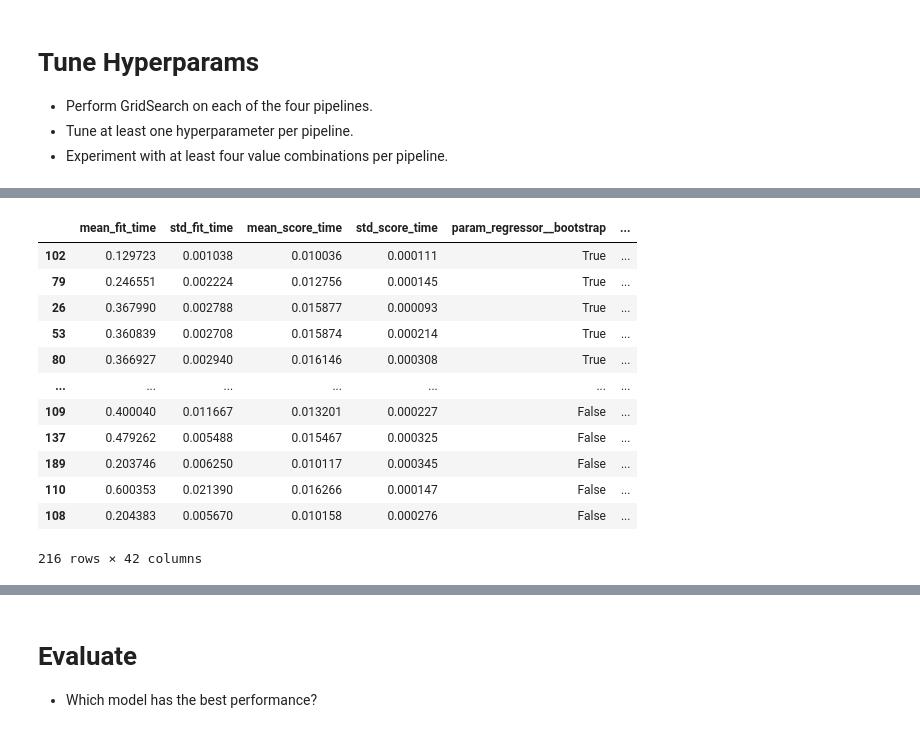
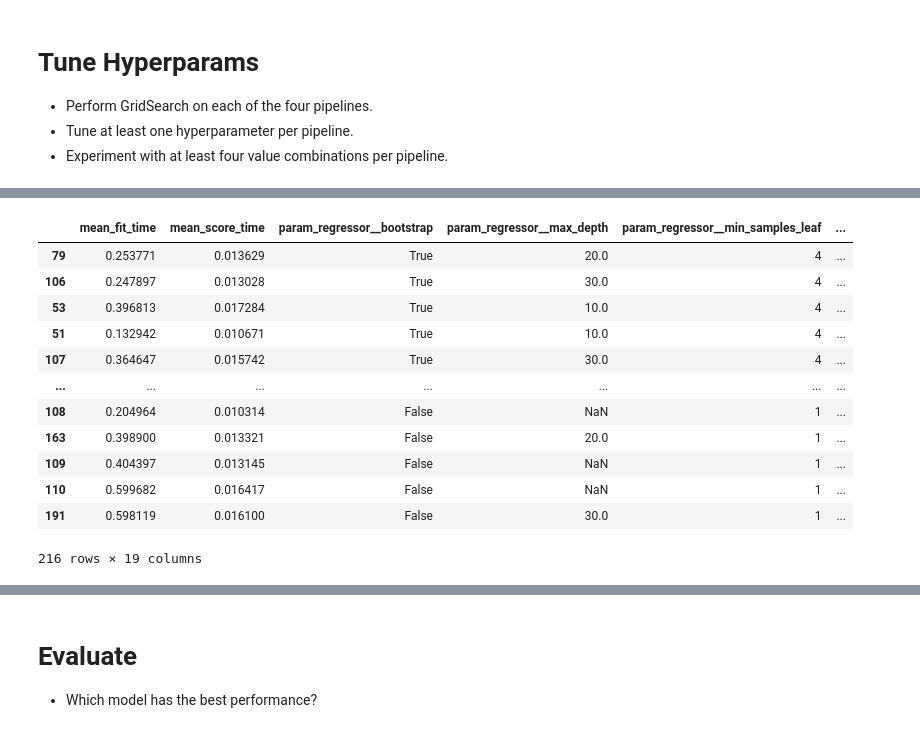
Before and after one commit to renrihui8415/scaling_to_production, a Jupyter notebook: 02_activities/assignments/assignment_3.ipynb, the cells around one changed output, grey strips where cells are left out. Saved outputs shown, nothing was run; the diff lists cells and outputs as text; code cells hidden in the pictures.

```diff
--- a/02_activities/assignments/assignment_3.ipynb
+++ b/02_activities/assignments/assignment_3.ipynb
@@ -211,7 +211,7 @@ Create preproc1 below.
 # preproc2
 from sklearn.preprocessing import MinMaxScaler
 nonlinear_transformer = MinMaxScaler()
-categorical_transformer = OneHotEncoder(handle_unknown='ignore', )
+categorical_transformer = OneHotEncoder(handle_unknown='ignore', drop='first')
 # Create preprocessor with non-linear transformation on numeric variables
 preproc2 = ColumnTransformer(
     transformers=[
@@ -386,7 +396,7 @@ res_A.sort_values('rank_test_neg_mean_squared_error')
 if len(X_train) > 1000:
     start, stop, step = 10, 51, 10  # Start from 10, go up to 50 (inclusive), with a step of 10
 else:
-    start, stop, step = 3, 10, 2 # Start from 3, go up to 9 (inclusive), with a step of 2
+    start, stop, step = 3, 12, 2 # Start from 3, go up to 12 (inclusive), with a step of 2
 # Generate the continuous k_range
 k_range = list(range(start, stop, step))
 # k_range = [3, 5, 7, 9]
@@ -419,6 +429,13 @@ grid_search_B.fit(X_train, y_train)
 # 4. Display the results
 res_B = grid_search_B.cv_results_
 res_B = pd.DataFrame(res_B)
-res_B.columns
-res_B.sort_values('rank_test_neg_mean_squared_error')
+res_B[['mean_fit_time', 'std_fit_time',
+       'param_regressor__n_neighbors', 'param_regressor__weights',
+       'mean_test_neg_mean_squared_error', 'std_test_neg_mean_squared_error',
+       'rank_test_neg_mean_squared_error',
+       'mean_test_neg_mean_absolute_error', 'std_test_neg_mean_absolute_error',
+       'rank_test_neg_mean_absolute_error',
+       'mean_test_explained_variance', 'std_test_explained_variance',
+       'rank_test_explained_variance', 'mean_test_r2',
+       'std_test_r2',]].sort_values('rank_test_neg_mean_squared_error')
 # %% [output]
@@ -440,47 +457,57 @@ res_B.sort_values('rank_test_neg_mean_squared_error')
 param_grid_C = {
     'regressor__n_estimators': [50, 100, 150],  # Number of trees in the forest
     'regressor__max_depth': [None, 10, 20, 30],  # Maximum depth of the trees
     'regressor__min_samples_split': [2, 5, 10],  # Minimum samples required to split an internal node
     'regressor__min_samples_leaf': [1, 2, 4],  # Minimum number of samples required to be at a leaf node
     'regressor__bootstrap': [True, False],  # Whether bootstrap samples are used when building trees
 }
 
 # Define the scoring metrics for regression
 scoring = [
     'neg_mean_squared_error',
     'neg_mean_absolute_error',
     'explained_variance',
     'r2'
 ]
 
 # Perform GridSearch
 grid_search_C = GridSearchCV(
     pipeline_C,
     param_grid_C,
     cv=5,
     scoring=scoring,
     refit='neg_mean_squared_error'  # Refit based on neg_mean_squared_error for best model selection
 )
 grid_search_C.fit(X_train, y_train)
 
 # Display the results
 res_C = grid_search_C.cv_results_
 res_C = pd.DataFrame(res_C)
-res_C.sort_values('rank_test_neg_mean_squared_error')
+res_C[['mean_fit_time', 'mean_score_time',
+       'param_regressor__bootstrap', 'param_regressor__max_depth',
+       'param_regressor__min_samples_leaf',
+       'param_regressor__min_samples_split', 'param_regressor__n_estimators',
+       'mean_test_neg_mean_squared_error', 'std_test_neg_mean_squared_error',
+       'rank_test_neg_mean_squared_error',
+       'mean_test_neg_mean_absolute_error', 'std_test_neg_mean_absolute_error',
+       'rank_test_neg_mean_absolute_error',
+       'mean_test_explained_variance', 'std_test_explained_variance',
+       'rank_test_explained_variance', 'mean_test_r2',
+       'std_test_r2', 'rank_test_r2']].sort_values('rank_test_neg_mean_squared_error')
 # %% [output]
-|  | mean_fit_time | std_fit_time | mean_score_time | std_score_time | param_regressor__bootstrap | ... |
-| 102 | 0.129723 | 0.001038 | 0.010036 | 0.000111 | True | ... |
-| 79 | 0.246551 | 0.002224 | 0.012756 | 0.000145 | True | ... |
-| 26 | 0.367990 | 0.002788 | 0.015877 | 0.000093 | True | ... |
-| 53 | 0.360839 | 0.002708 | 0.015874 | 0.000214 | True | ... |
-| 80 | 0.366927 | 0.002940 | 0.016146 | 0.000308 | True | ... |
+|  | mean_fit_time | mean_score_time | param_regressor__bootstrap | param_regressor__max_depth | param_regressor__min_samples_leaf | ... |
+| 79 | 0.253771 | 0.013629 | True | 20.0 | 4 | ... |
+| 106 | 0.247897 | 0.013028 | True | 30.0 | 4 | ... |
+| 53 | 0.396813 | 0.017284 | True | 10.0 | 4 | ... |
+| 51 | 0.132942 | 0.010671 | True | 10.0 | 4 | ... |
+| 107 | 0.364647 | 0.015742 | True | 30.0 | 4 | ... |
 | ... | ... | ... | ... | ... | ... | ... |
-| 109 | 0.400040 | 0.011667 | 0.013201 | 0.000227 | False | ... |
-| 137 | 0.479262 | 0.005488 | 0.015467 | 0.000325 | False | ... |
-| 189 | 0.203746 | 0.006250 | 0.010117 | 0.000345 | False | ... |
-| 110 | 0.600353 | 0.021390 | 0.016266 | 0.000147 | False | ... |
-| 108 | 0.204383 | 0.005670 | 0.010158 | 0.000276 | False | ... |
+| 108 | 0.204964 | 0.010314 | False | NaN | 1 | ... |
+| 163 | 0.398900 | 0.013321 | False | 20.0 | 1 | ... |
+| 109 | 0.404397 | 0.013145 | False | NaN | 1 | ... |
+| 110 | 0.599682 | 0.016417 | False | NaN | 1 | ... |
+| 191 | 0.598119 | 0.016100 | False | 30.0 | 1 | ... |
-216 rows × 42 columns
+216 rows × 19 columns
 # %%
 # 1. Define the parameter grid for GridSearch D (adjust params)
 # Adjust the params according to results from the previous cell
```
Also changed, not shown: parts of 12 cells of this notebook.
